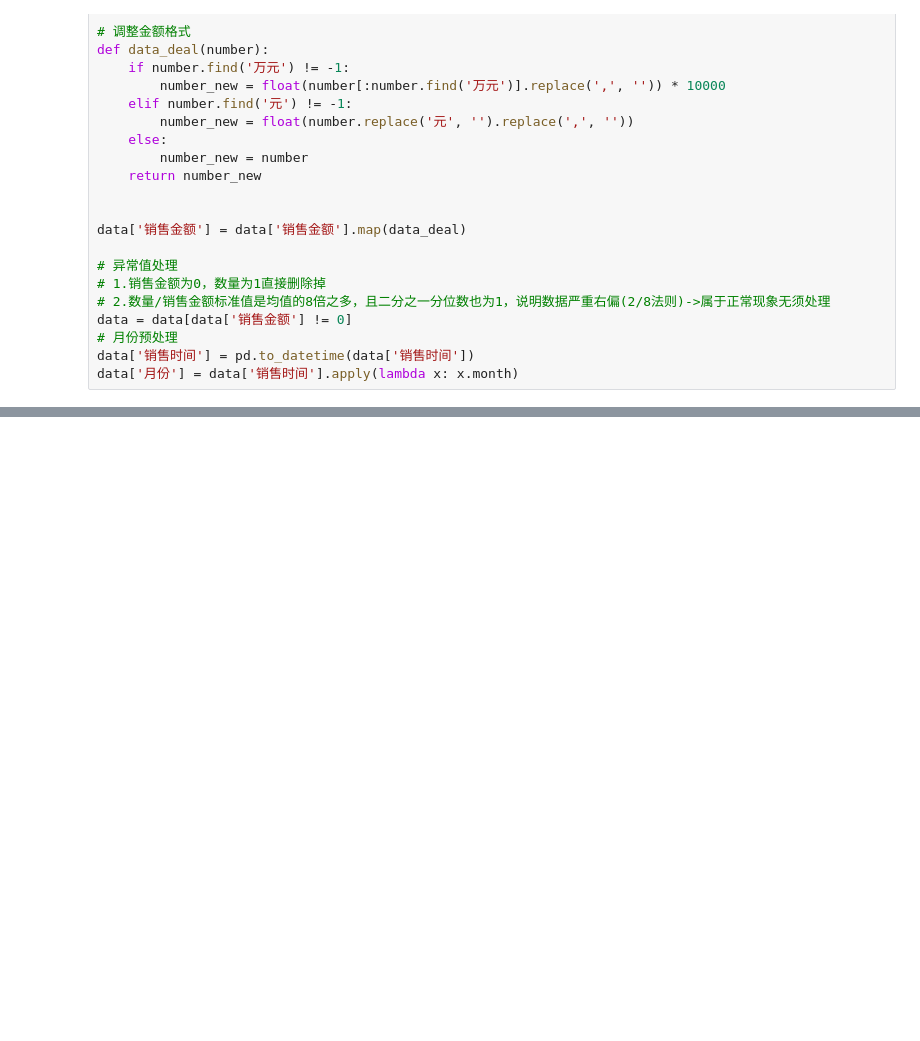
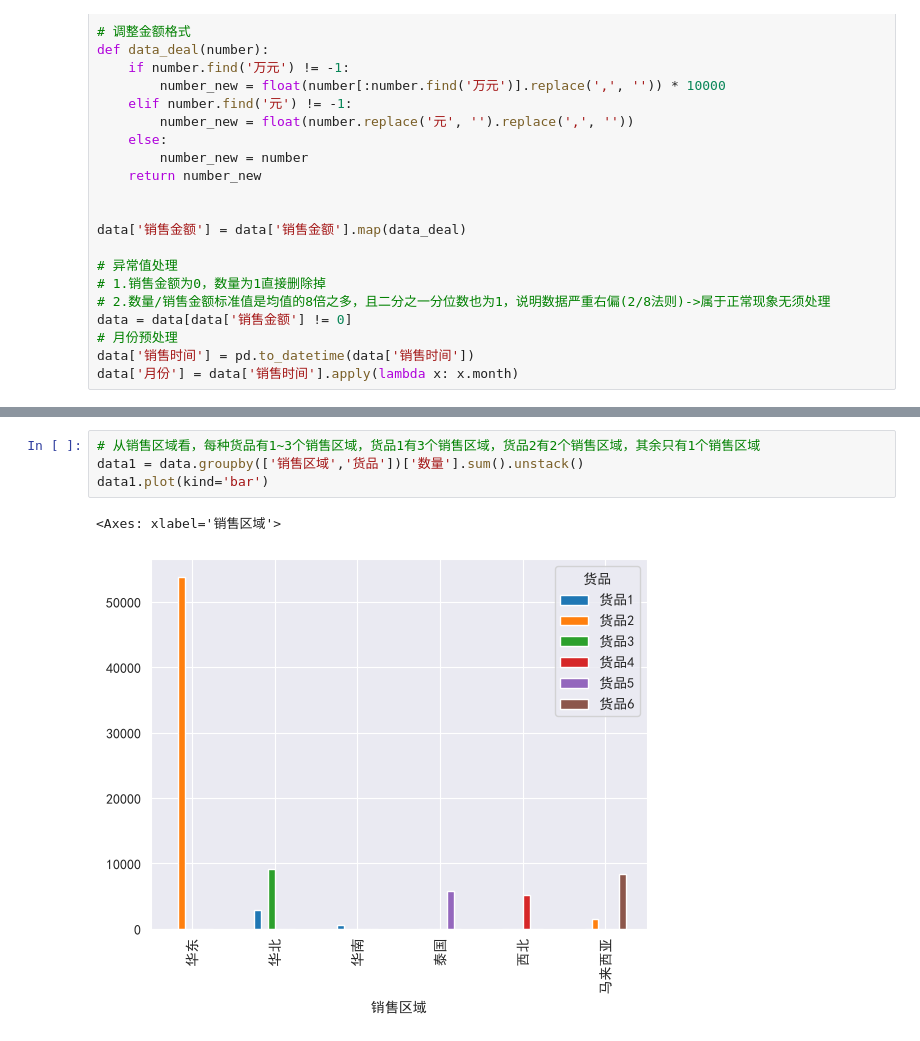
Before and after one commit to 1Zizhang/logistics-data-analysis, a Jupyter notebook: code/analysis.ipynb, the cells around one changed output, grey strips where cells are left out. Saved outputs shown, nothing was run; the diff lists cells and outputs as text; blank space fills up the shorter version.

```diff
--- a/code/analysis.ipynb
+++ b/code/analysis.ipynb
@@ -58,0 +115,7 @@ data
+# %%
+# 从销售区域看，每种货品有1~3个销售区域，货品1有3个销售区域，货品2有2个销售区域，其余只有1个销售区域
+data1 = data.groupby(['销售区域','货品'])['数量'].sum().unstack()
+data1.plot(kind='bar')
+# %% [output]
+<Axes: xlabel='销售区域'>
+[figure, added]
```
Also changed, not shown: parts of 8 cells of this notebook, 2 other files.
